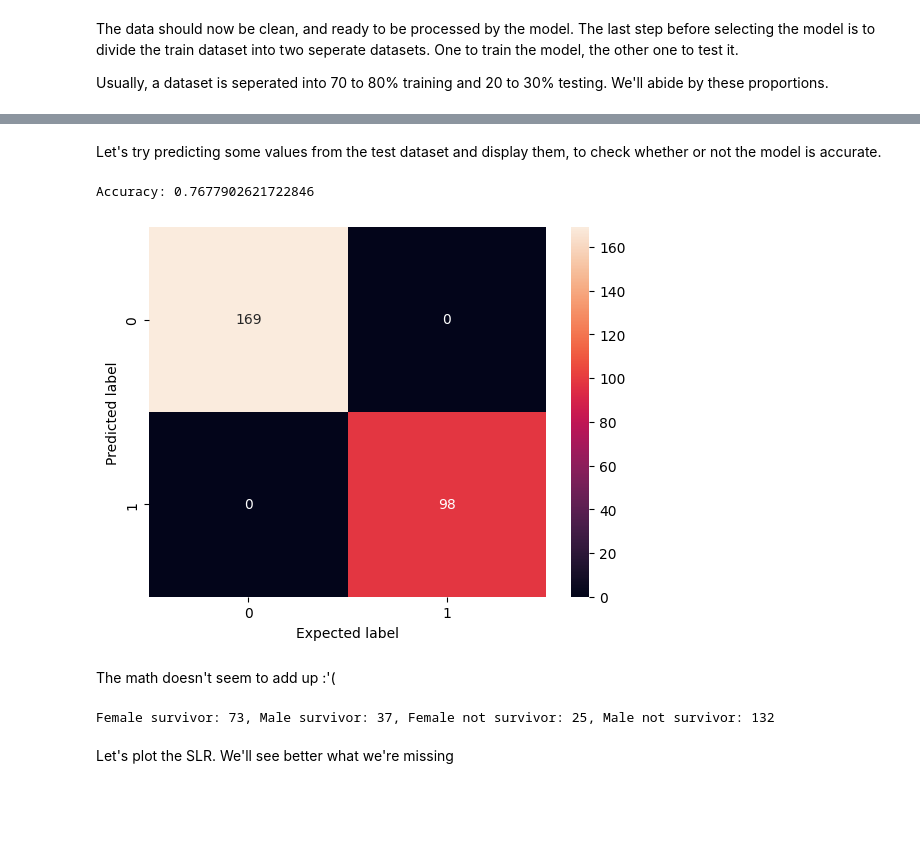
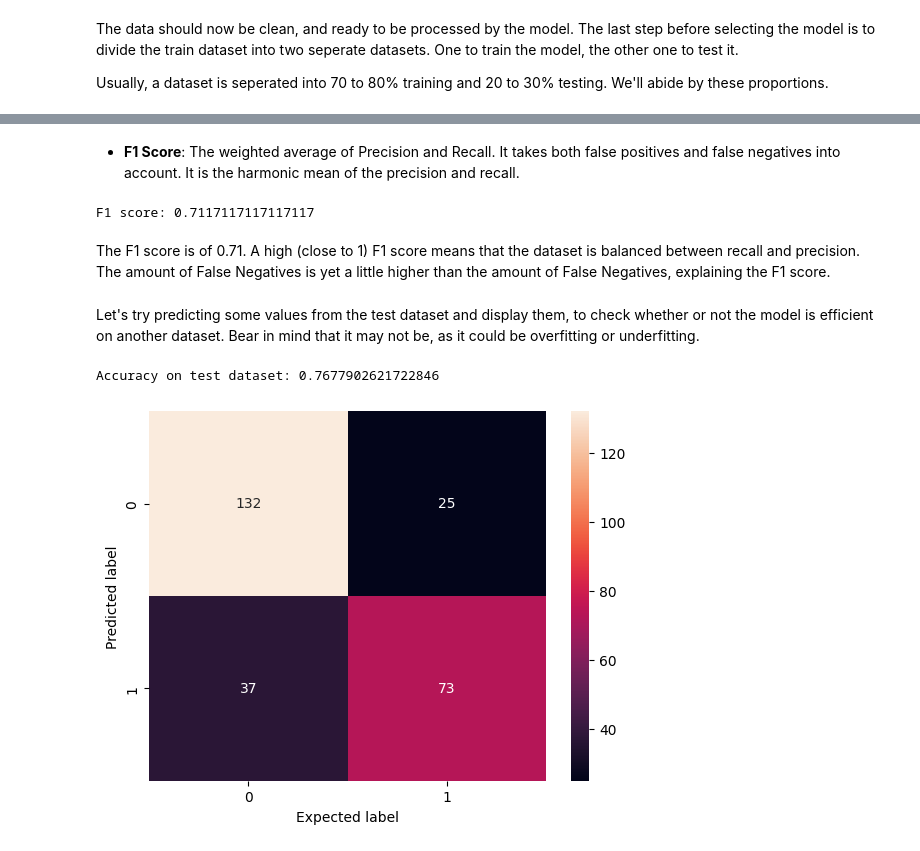
Before and after one commit to Gdeterline/Titanic_Survival_Prediction, a Jupyter notebook: main.ipynb, the cells around one changed output, grey strips where cells are left out. Drawn from its saved outputs; the diff is of its cells as text; code cells hidden in the pictures; blank space fills up the shorter version.

```diff
--- a/main.ipynb
+++ b/main.ipynb
@@ -296,34 +329,29 @@ Coefficient: [[2.47721799]]
+# %% [markdown]
+- **F1 Score**: The weighted average of Precision and Recall. It takes both false positives and false negatives into account. It is the harmonic mean of the precision and recall.
+# %%
+f1 = sk.metrics.f1_score(y_train, y_train_prediction)
+print("F1 score: " + str(f1))
+# %% [output]
+F1 score: 0.7117117117117117
+# %% [markdown]
+The F1 score is of 0.71. A high (close to 1) F1 score means that the dataset is balanced between recall and precision. The amount of False Negatives is yet a little higher than the amount of False Negatives, explaining the F1 score.
 # %% [markdown]
-Let's try predicting some values from the test dataset and display them, to check whether or not the model is accurate.
+Let's try predicting some values from the test dataset and display them, to check whether or not the model is efficient on another dataset. Bear in mind that it may not be, as it could be overfitting or underfitting.
 # %%
 # Try to predict the survival rates based on the sex, from the test data
 x_test_sex = x_test.iloc[:,3].values.reshape(-1,1)
-y_pred = SLR.predict(x_test_sex)
+y_test_prediction = SLR.predict(x_test_sex)
 
-print("Accuracy: " + str(SLR.score(x_test_sex, y_test)))  # Accuracy
+print("Accuracy on test dataset: " + str(SLR.score(x_test_sex, y_test)))  # Accuracy
 # %% [output]
-Accuracy: 0.7677902621722846
+Accuracy on test dataset: 0.7677902621722846
 # %%
 # Let's now display the confusion matrix to see how well the model performed on the test data, in the case of the simple model with only sex as a feature
 
-sns.heatmap(sk.metrics.confusion_matrix(x_test_sex, y_pred), annot=True, fmt='d')
+sns.heatmap(sk.metrics.confusion_matrix(y_test, y_test_prediction), annot=True, fmt='d')
 plt.ylabel('Predicted label')
 plt.xlabel('Expected label')
 
 plt.savefig("./data_analysis_plots/confusion_matrix_SLR_Gender")
 # %% [output]
-[figure, old version]
+[figure, new version]
-# %% [markdown]
-The math doesn't seem to add up :'(
-# %%
-fem_s, male_s, fem_ns, male_ns = 0, 0, 0, 0
-
-fem_s = ((y_test == 1) & (x_test['Sex'] == 1)).sum()
-male_s = ((y_test == 1) & (x_test['Sex'] == 0)).sum()
-fem_ns = ((y_test == 0) & (x_test['Sex'] == 1)).sum()
-male_ns = ((y_test == 0) & (x_test['Sex'] == 0)).sum()
-print(f"Female survivor: {fem_s}, Male survivor: {male_s}, Female not survivor: {fem_ns}, Male not survivor: {male_ns}")
-# %% [output]
-Female survivor: 73, Male survivor: 37, Female not survivor: 25, Male not survivor: 132
-# %% [markdown]
-Let's plot the SLR. We'll see better what we're missing
```
Also changed, not shown: parts of 25 cells of this notebook, 4 other files.
